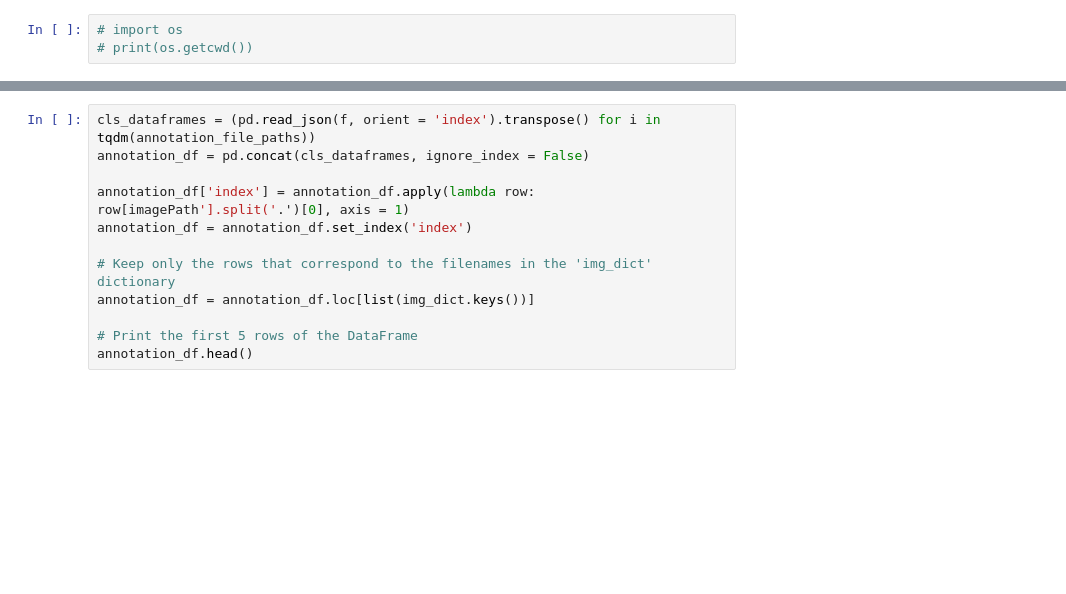
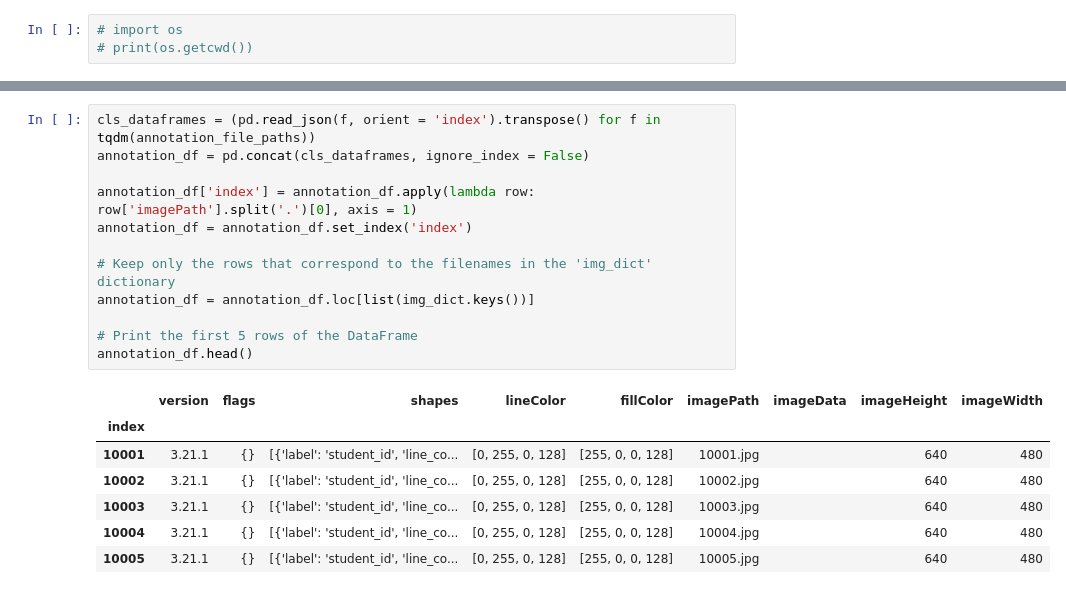
Before and after one commit to yadavsayan9/mask-r-cnn-based-student-id-card, a Jupyter notebook: ID-Card Segmentation.ipynb, the cells around one changed output, grey strips where cells are left out. Saved outputs shown, nothing was run; the diff lists cells and outputs as text; blank space fills up the shorter version.

```diff
--- a/ID-Card Segmentation.ipynb
+++ b/ID-Card Segmentation.ipynb
@@ -153,15 +194,23 @@ NameError: name 'img_file_paths' is not defined
 # %%
-cls_dataframes = (pd.read_json(f, orient = 'index').transpose() for i in tqdm(annotation_file_paths))
+cls_dataframes = (pd.read_json(f, orient = 'index').transpose() for f in tqdm(annotation_file_paths))
 annotation_df = pd.concat(cls_dataframes, ignore_index = False)
 
-annotation_df['index'] = annotation_df.apply(lambda row: row[imagePath'].split('.')[0], axis = 1)
+annotation_df['index'] = annotation_df.apply(lambda row: row['imagePath'].split('.')[0], axis = 1)
 annotation_df = annotation_df.set_index('index')
 
 # Keep only the rows that correspond to the filenames in the 'img_dict' dictionary
 annotation_df = annotation_df.loc[list(img_dict.keys())]
 
 # Print the first 5 rows of the DataFrame
 annotation_df.head()
+# %% [output]
+|  | version | flags | shapes | lineColor | fillColor | imagePath | imageData | imageHeight | imageWidth |
+| index |  |  |  |  |  |  |  |  |  |
+| 10001 | 3.21.1 | {} | [{'label': 'student_id', 'line_co... | [0, 255, 0, 128] | [255, 0, 0, 128] | 10001.jpg |  | 640 | 480 |
+| 10002 | 3.21.1 | {} | [{'label': 'student_id', 'line_co... | [0, 255, 0, 128] | [255, 0, 0, 128] | 10002.jpg |  | 640 | 480 |
+| 10003 | 3.21.1 | {} | [{'label': 'student_id', 'line_co... | [0, 255, 0, 128] | [255, 0, 0, 128] | 10003.jpg |  | 640 | 480 |
+| 10004 | 3.21.1 | {} | [{'label': 'student_id', 'line_co... | [0, 255, 0, 128] | [255, 0, 0, 128] | 10004.jpg |  | 640 | 480 |
+| 10005 | 3.21.1 | {} | [{'label': 'student_id', 'line_co... | [0, 255, 0, 128] | [255, 0, 0, 128] | 10005.jpg |  | 640 | 480 |
 # %%
 shapes_df = annotation_df['shapes'].explode().to_frame().shapes.apply(pd.Series)
 class_names = shapes_df['label'].unique().tolist()
```
Also changed, not shown: parts of 11 cells of this notebook, 2 other files.
